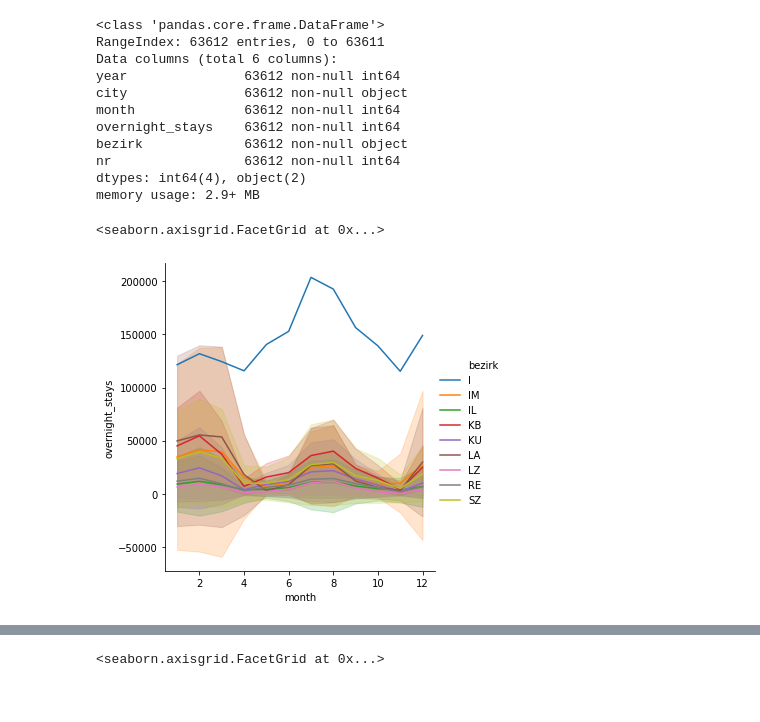
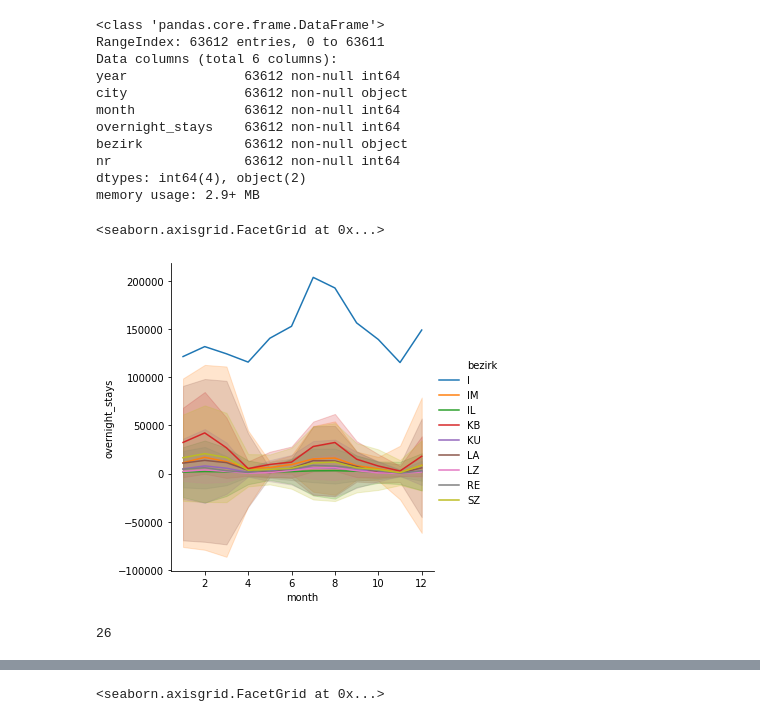
Before and after one commit to thomashon/tourism-analysis-tyrol, a Jupyter notebook: 3-analyses.ipynb, the cells around one changed output, grey strips where cells are left out. Saved outputs shown, nothing was run; the diff lists cells and outputs as text; code cells hidden in the pictures.

```diff
--- a/3-analyses.ipynb
+++ b/3-analyses.ipynb
@@ -37,10 +38,14 @@ memory usage: 2.9+ MB
 # %%
 sns.relplot('month', 'overnight_stays',
             data=df[(df.year==2018)],
             hue='bezirk',
             kind='line',
-           estimator='mean',
+           estimator='median',
            ci='sd')
 # %% [output]
 <seaborn.axisgrid.FacetGrid at 0x...>
-[figure, old version]
+[figure, new version]
+# %%
+len(df.city[df.bezirk=='IM'].unique())
+# %% [output]
+26
```
Also changed, not shown: parts of 6 cells of this notebook.
